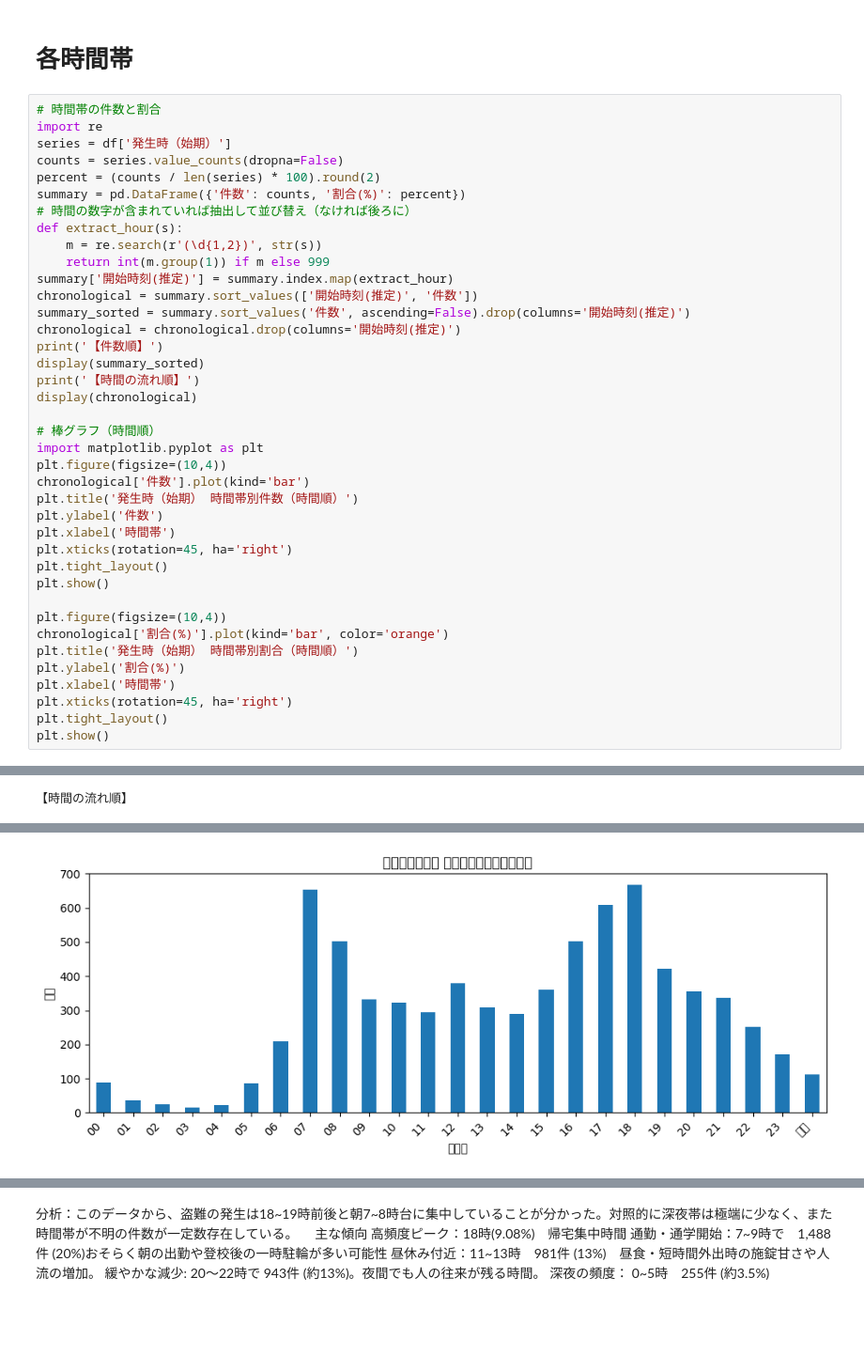
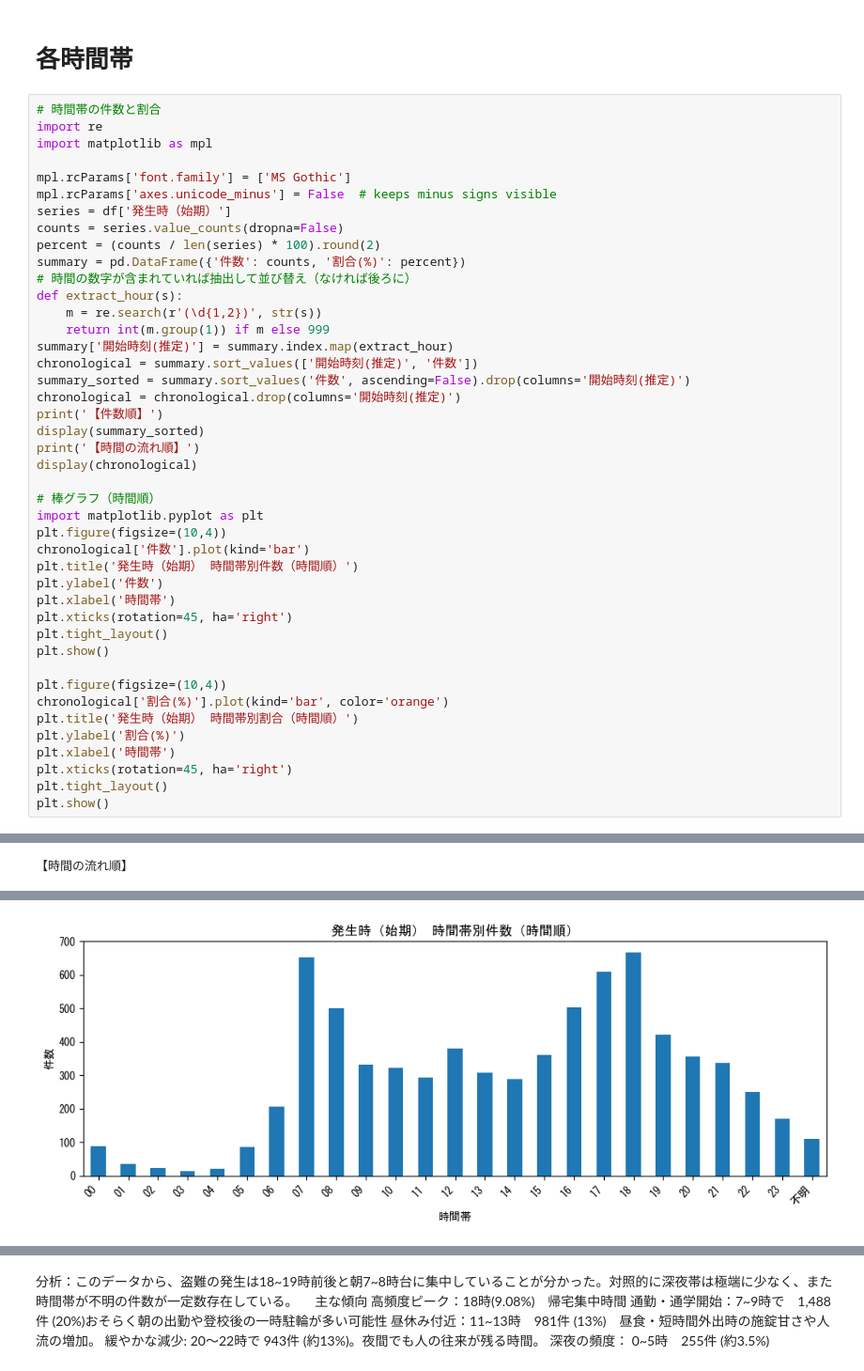
Before and after one commit to CoderK-star/week8, a Jupyter notebook: jitensha.ipynb, the cells around one changed output, grey strips where cells are left out. Shown at 94% size. Cells and saved outputs as stored; diff of their text form; blank space fills up the shorter version.

```diff
--- a/jitensha.ipynb
+++ b/jitensha.ipynb
@@ -36,6 +36,10 @@ dtype: int64
 # %%
 # 時間帯の件数と割合
 import re
+import matplotlib as mpl
+
+mpl.rcParams['font.family'] = ['MS Gothic']
+mpl.rcParams['axes.unicode_minus'] = False  # keeps minus signs visible
 series = df['発生時（始期）']
 counts = series.value_counts(dropna=False)
 percent = (counts / len(series) * 100).round(2)
@@ -84,31 +88,31 @@ plt.show()
 | 19 | 422 | 5.74 |
 | 12 | 380 | 5.17 |
 | 15 | 361 | 4.91 |
 | 20 | 356 | 4.85 |
 | 21 | 336 | 4.57 |
 | ... | ... | ... |
 | 05 | 86 | 1.17 |
 | 01 | 35 | 0.48 |
 | 02 | 25 | 0.34 |
 | 04 | 21 | 0.29 |
 | 03 | 15 | 0.20 |
 【時間の流れ順】
 |  | 件数 | 割合(%) |
 | 発生時（始期） |  |  |
 | 00 | 88 | 1.20 |
 | 01 | 35 | 0.48 |
 | 02 | 25 | 0.34 |
 | 03 | 15 | 0.20 |
 | 04 | 21 | 0.29 |
 | 05 | 86 | 1.17 |
 | 06 | 208 | 2.83 |
 | 07 | 653 | 8.89 |
 | 08 | 502 | 6.83 |
 | 09 | 333 | 4.53 |
 | ... | ... | ... |
 | 20 | 356 | 4.85 |
 | 21 | 336 | 4.57 |
 | 22 | 251 | 3.42 |
 | 23 | 171 | 2.33 |
 | 不明 | 111 | 1.51 |
-[figure, old version]
+[figure, new version]
```
Also changed, not shown: parts of 2 cells of this notebook, 2 other files.
